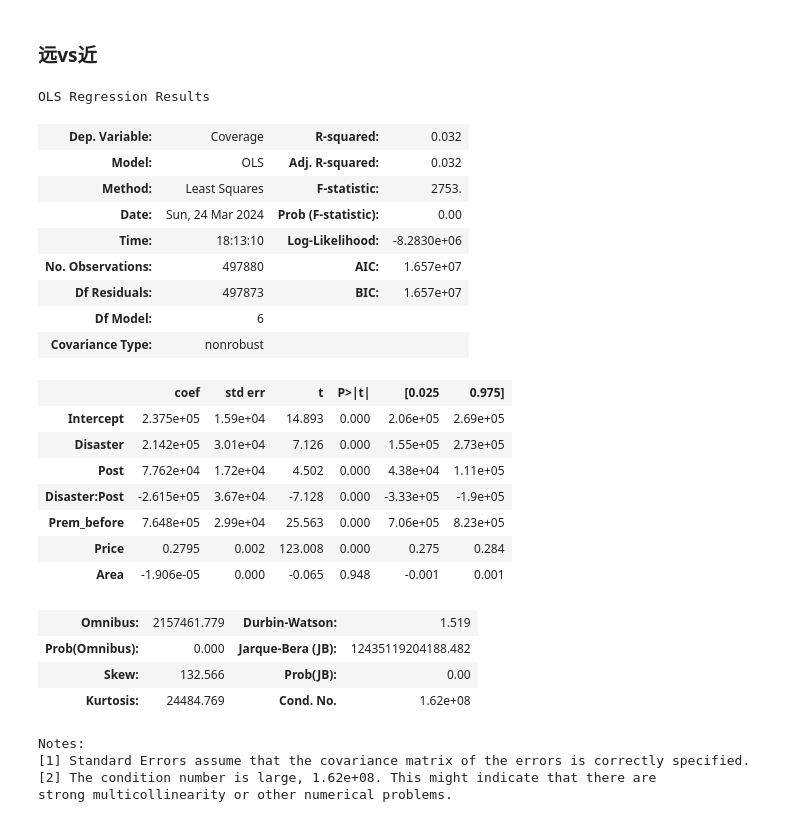
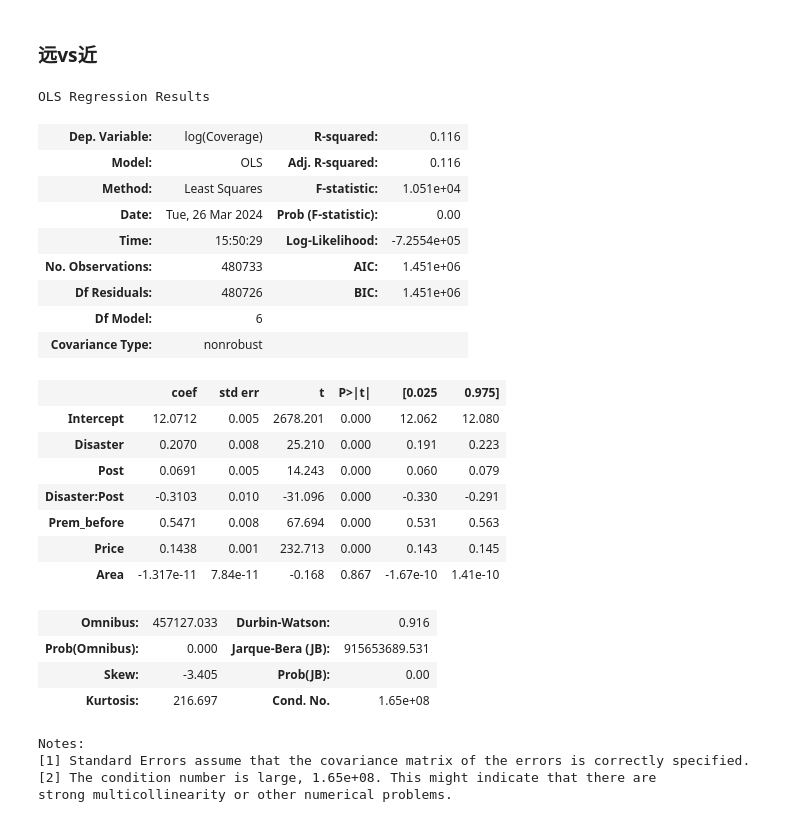
Before and after one commit to ErnestDong/thesis-master, a Jupyter notebook: src/main.ipynb, the cells around one changed output. Cells and saved outputs as stored; diff of their text form; code cells hidden in the pictures.

```diff
--- a/src/main.ipynb
+++ b/src/main.ipynb
@@ -30,0 +16,5 @@ sns.histplot(original_df["distance"], kde=True)
+# %%
+log=np.log
+sns.set_theme(style="white")
+original_df = pd.read_parquet("../data/ols.parquet")
+sns.histplot(original_df["distance"], kde=True)
@@ -36,6 +29,7 @@ df["ti"] = df["t"].astype(str)
 df["是否理赔"] = df["total_claim"].map(lambda x: 1 if x > 0 else 0)
 df.rename(
     columns={
+        "保费合计": "Premium",
         "保险金额": "Coverage",
         "middle": "Neighbor",
         "treated": "Disaster",
@@ -47,5 +41,6 @@ df.rename(
     },
     inplace=True,
 )
+df["Price"]=df["Price"]/1000000
 df.head()
 # %% [output]
@@ -158,32 +165,32 @@ strong multicollinearity problems or that the design matrix is singular.
 # %% [markdown]
 ### 远vs近
 # %%
-model = smf.ols("Coverage ~ Disaster*Post+Prem_before+Price+Area", data=df[(df["Neighbor"]==0)]).fit()
-model.summary()
+model2 = smf.ols("log(Coverage) ~ Disaster*Post+Prem_before+Price+Area", data=df[(df["Neighbor"]==0)]).fit()
+model2.summary()
 # %% [output]
 OLS Regression Results
-| Dep. Variable: | Coverage | R-squared: | 0.032 |
-| Model: | OLS | Adj. R-squared: | 0.032 |
-| Method: | Least Squares | F-statistic: | 2753. |
-| Date: | Sun, 24 Mar 2024 | Prob (F-statistic): | 0.00 |
-| Time: | 18:13:10 | Log-Likelihood: | -8.2830e+06 |
-| No. Observations: | 497880 | AIC: | 1.657e+07 |
-| Df Residuals: | 497873 | BIC: | 1.657e+07 |
+| Dep. Variable: | log(Coverage) | R-squared: | 0.116 |
+| Model: | OLS | Adj. R-squared: | 0.116 |
+| Method: | Least Squares | F-statistic: | 1.051e+04 |
+| Date: | Tue, 26 Mar 2024 | Prob (F-statistic): | 0.00 |
+| Time: | 15:50:29 | Log-Likelihood: | -7.2554e+05 |
+| No. Observations: | 480733 | AIC: | 1.451e+06 |
+| Df Residuals: | 480726 | BIC: | 1.451e+06 |
 | Df Model: | 6 |  |  |
 | Covariance Type: | nonrobust |  |  |
 |  | coef | std err | t | P>|t| | [0.025 | 0.975] |
-| Intercept | 2.375e+05 | 1.59e+04 | 14.893 | 0.000 | 2.06e+05 | 2.69e+05 |
-| Disaster | 2.142e+05 | 3.01e+04 | 7.126 | 0.000 | 1.55e+05 | 2.73e+05 |
-| Post | 7.762e+04 | 1.72e+04 | 4.502 | 0.000 | 4.38e+04 | 1.11e+05 |
-| Disaster:Post | -2.615e+05 | 3.67e+04 | -7.128 | 0.000 | -3.33e+05 | -1.9e+05 |
-| Prem_before | 7.648e+05 | 2.99e+04 | 25.563 | 0.000 | 7.06e+05 | 8.23e+05 |
-| Price | 0.2795 | 0.002 | 123.008 | 0.000 | 0.275 | 0.284 |
-| Area | -1.906e-05 | 0.000 | -0.065 | 0.948 | -0.001 | 0.001 |
+| Intercept | 12.0712 | 0.005 | 2678.201 | 0.000 | 12.062 | 12.080 |
+| Disaster | 0.2070 | 0.008 | 25.210 | 0.000 | 0.191 | 0.223 |
+| Post | 0.0691 | 0.005 | 14.243 | 0.000 | 0.060 | 0.079 |
+| Disaster:Post | -0.3103 | 0.010 | -31.096 | 0.000 | -0.330 | -0.291 |
+| Prem_before | 0.5471 | 0.008 | 67.694 | 0.000 | 0.531 | 0.563 |
+| Price | 0.1438 | 0.001 | 232.713 | 0.000 | 0.143 | 0.145 |
+| Area | -1.317e-11 | 7.84e-11 | -0.168 | 0.867 | -1.67e-10 | 1.41e-10 |
-| Omnibus: | 2157461.779 | Durbin-Watson: | 1.519 |
-| Prob(Omnibus): | 0.000 | Jarque-Bera (JB): | 12435119204188.482 |
-| Skew: | 132.566 | Prob(JB): | 0.00 |
-| Kurtosis: | 24484.769 | Cond. No. | 1.62e+08 |
+| Omnibus: | 457127.033 | Durbin-Watson: | 0.916 |
+| Prob(Omnibus): | 0.000 | Jarque-Bera (JB): | 915653689.531 |
+| Skew: | -3.405 | Prob(JB): | 0.00 |
+| Kurtosis: | 216.697 | Cond. No. | 1.65e+08 |
 Notes:
 [1] Standard Errors assume that the covariance matrix of the errors is correctly specified.
-[2] The condition number is large, 1.62e+08. This might indicate that there are
+[2] The condition number is large, 1.65e+08. This might indicate that there are
 strong multicollinearity or other numerical problems.
```
Also changed, not shown: parts of 23 cells of this notebook, 26 other files.
